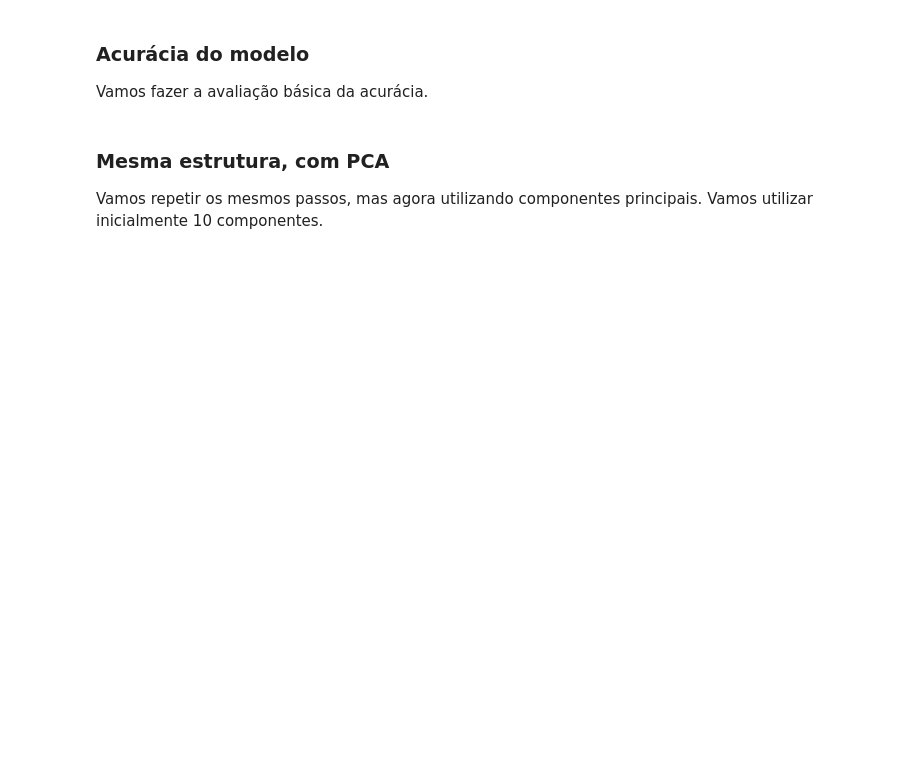
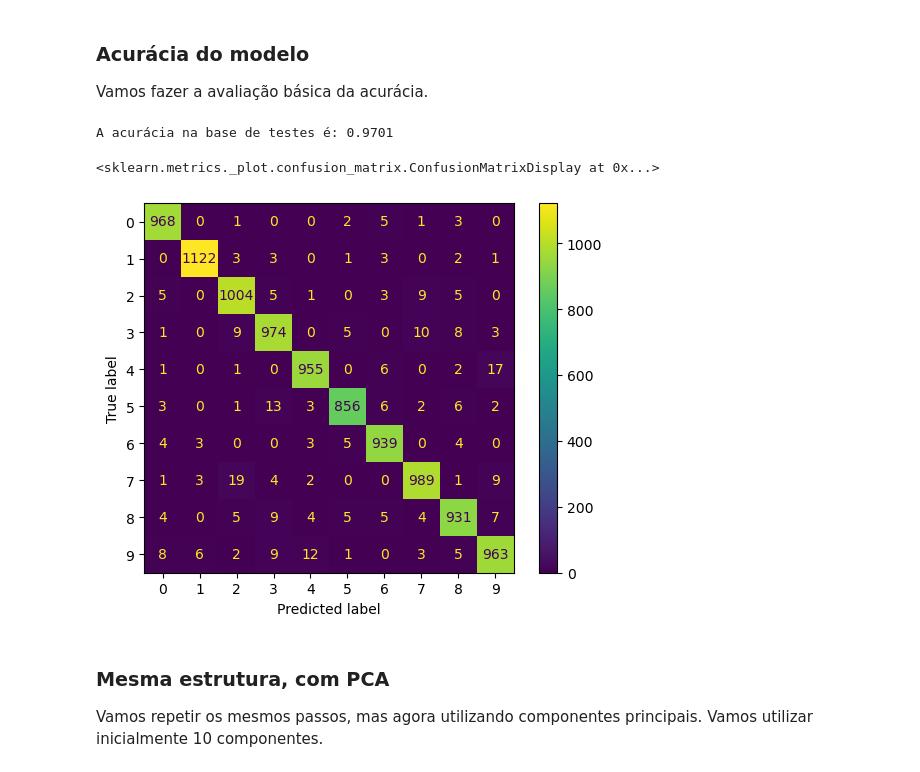
Before and after one commit to marceloaires7/EBAC-Aulas, a Jupyter notebook: Modulo27/notebooks/mod27_PCA.ipynb, the cells around one changed output. Saved outputs shown, nothing was run; the diff lists cells and outputs as text; code cells hidden in the pictures; blank space fills up the shorter version.

```diff
--- a/Modulo27/notebooks/mod27_PCA.ipynb
+++ b/Modulo27/notebooks/mod27_PCA.ipynb
@@ -856,7 +990,12 @@ Vamos fazer a avaliação básica da acurácia.
 # %%
 y_pred=clf.predict(X_tst)
 print(f'A acurácia na base de testes é: {accuracy_score(y_pred, y_test)}')
-plot_confusion_matrix(clf, X_tst, y_test);
+cm = confusion_matrix(y_test, y_pred)
+ConfusionMatrixDisplay(cm).plot()
+# %% [output]
+A acurácia na base de testes é: 0.9701
+<sklearn.metrics._plot.confusion_matrix.ConfusionMatrixDisplay at 0x...>
+[figure, added]
 # %% [markdown]
 ### Mesma estrutura, com PCA
 
```
Also changed, not shown: parts of 48 cells of this notebook, 4 other files.
